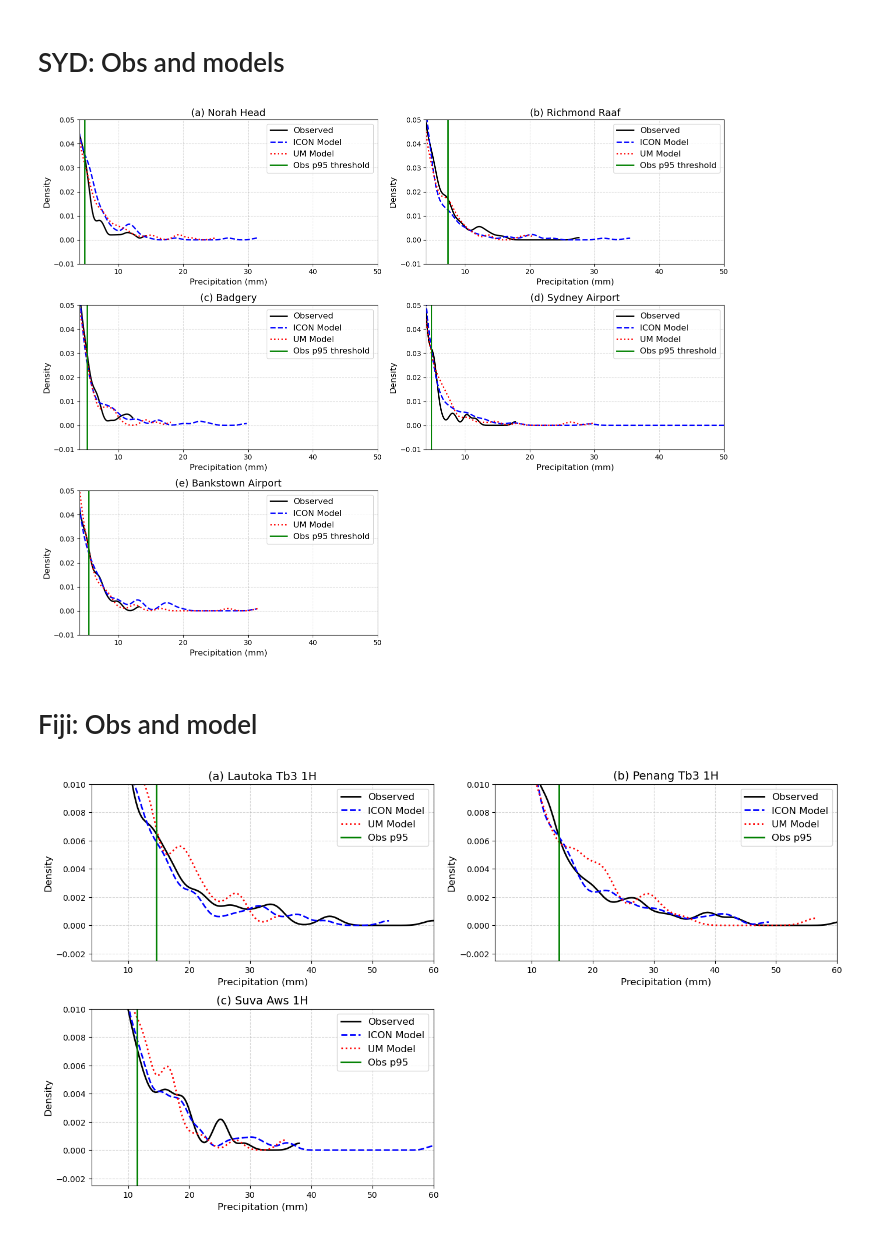
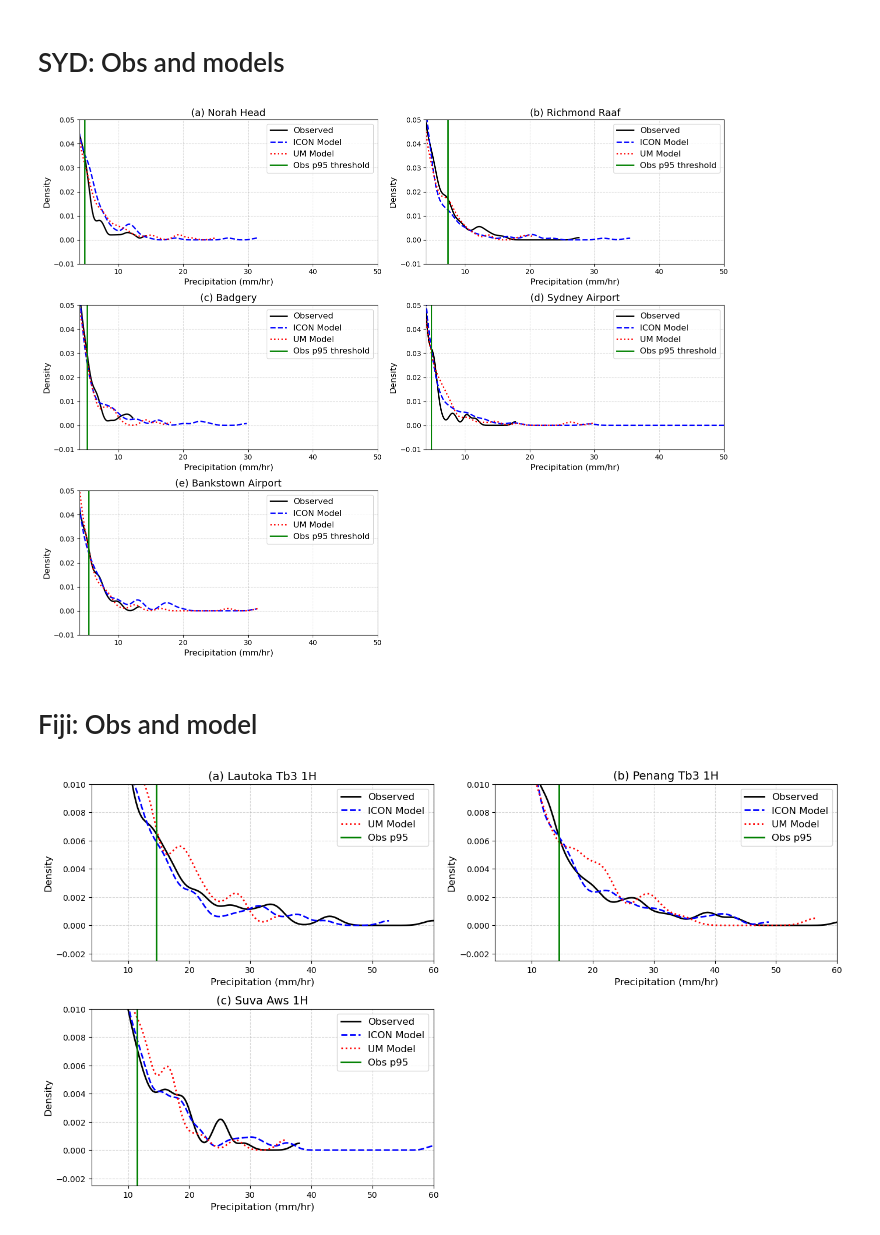
Before and after one commit to 21centuryweather/hk25-AusNode-ExtremePrecipitation, a Jupyter notebook: Code/s3_pdf_p95.ipynb, the cells around one changed output. Drawn from its saved outputs; the diff is of its cells as text; code cells hidden in the pictures.

Commit message:
code and plot of pdfs

```diff
--- a/Code/s3_pdf_p95.ipynb
+++ b/Code/s3_pdf_p95.ipynb
@@ -128,35 +128,35 @@ for i, site in enumerate(obs_file_paths.keys()):
         x = np.linspace(germ_extreme.min(), germ_extreme.max(), 200)
         ax.plot(x, gaussian_kde(germ_extreme)(x), label='ICON Model', linestyle='--', linewidth=2, color='blue')
 
     if len(uk_extreme) > 1:
         x = np.linspace(uk_extreme.min(), uk_extreme.max(), 200)
         ax.plot(x, gaussian_kde(uk_extreme)(x), label='UM Model', linestyle=':', linewidth=2, color='red')
 
     # Add vertical line for observed 95th percentile threshold
     ax.axvline(obs_95, color='green', linestyle='-', linewidth=2, label='Obs p95 threshold')
     # ax.axvline(obs_99, color='pink', linestyle='-', linewidth=2, label='Obs p99 threshold')
 
     subplot_labels = ['(a)', '(b)', '(c)', '(d)', '(e)']
     ax.set_title(f"{subplot_labels[i]} {site.replace('_', ' ').title()}", fontsize=14)
-    ax.set_xlabel("Precipitation (mm)", fontsize=12)
+    ax.set_xlabel("Precipitation (mm/hr)", fontsize=12)
     ax.set_ylabel("Density", fontsize=12)
     ax.grid(True, linestyle='--', alpha=0.5)
     ax.legend(fontsize=12)
     ax.set_xlim(4, 50)
     ax.set_ylim(-0.01, 0.05)
 
 # Remove any unused subplot
 for j in range(i + 1, len(axes)):
     fig.delaxes(axes[j])
 
 # plt.suptitle("Extreme Precipitation (>95th Percentile)", fontsize=14)
 plt.tight_layout(rect=[0, 0.03, 1, 0.97])
 
 # plt.savefig("/home/561/lk5320/hk25-AusNode-ExtremePrecipitation/Plots/p95_syd_5_stations.png", format='png', dpi=300, bbox_inches='tight')
 
 plt.show()
 # %% [output]
-[figure, old version]
+[figure, new version]
 # %% [markdown]
 # Fiji: Obs and model
 # %%
@@ -258,7 +258,7 @@ for i, site in enumerate(obs_file_paths.keys()):
     # subplot formatting
     labels = ['(a)', '(b)', '(c)', '(d)', '(e)', '(f)']
     ax.set_title(f"{labels[i]} {site.replace('_', ' ').title()}", fontsize=14)
-    ax.set_xlabel("Precipitation (mm)", fontsize=12)
+    ax.set_xlabel("Precipitation (mm/hr)", fontsize=12)
     ax.set_ylabel("Density", fontsize=12)
     ax.grid(True, linestyle='--', alpha=0.5)
     ax.legend(fontsize=12)
@@ -271,8 +271,8 @@ for j in range(i+1, len(axes)):
 
 plt.tight_layout(rect=[0, 0.03, 1, 0.97])
 
-#plt.savefig("/home/561/lk5320/hk25-AusNode-ExtremePrecipitation/Plots/p95_fiji_3_stations.png", format='png', dpi=300, bbox_inches='tight')
+# plt.savefig("/home/561/lk5320/hk25-AusNode-ExtremePrecipitation/Plots/p95_fiji_3_stations.png", format='png', dpi=300, bbox_inches='tight')
 
 plt.show()
 # %% [output]
-[figure, old version]
+[figure, new version]
```
Also changed, not shown: 2 other files.
